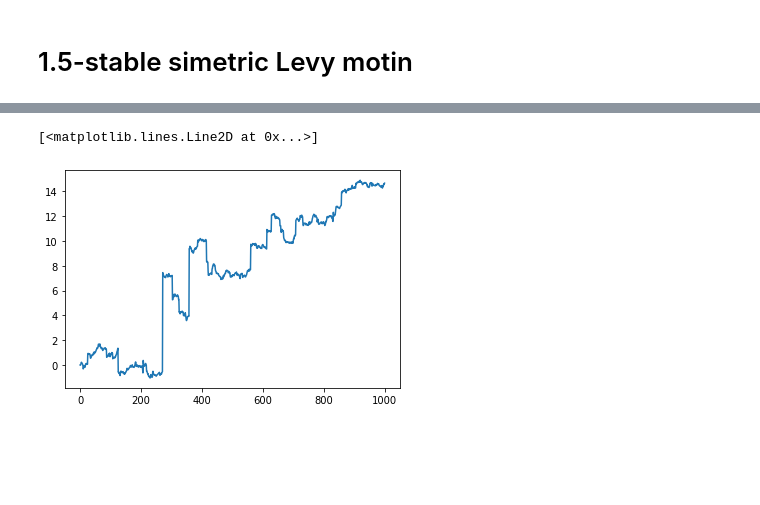
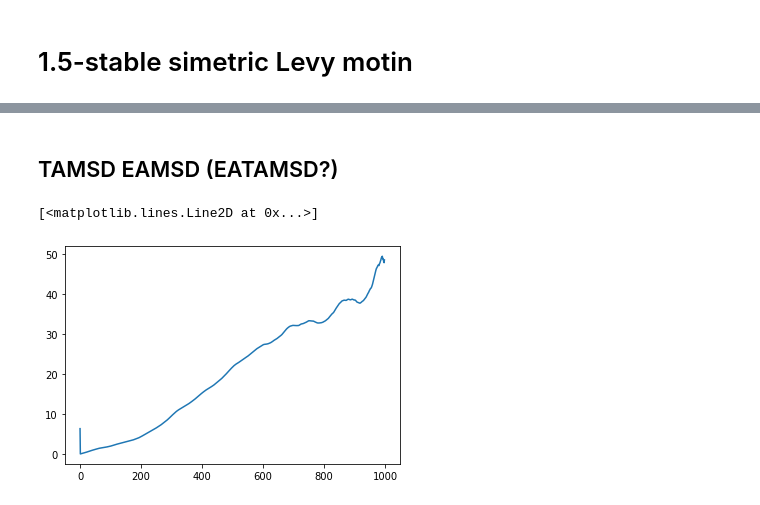
Before and after one commit to chwilko/CSoS, a Jupyter notebook: Python3/Task_list_3/Task_1.ipynb, the cells around one changed output, grey strips where cells are left out. Cells and saved outputs as stored; diff of their text form; code cells hidden in the pictures; blank space fills up the shorter version.

```diff
--- a/Python3/Task_list_3/Task_1.ipynb
+++ b/Python3/Task_list_3/Task_1.ipynb
@@ -9,9 +22,2 @@ from Levy_processes import *
 # %% [markdown]
 # Brownian Motion
-# %%
-N = 10 ** 3
-dt = 0.01
-alpha = 2
-beta = 0
-T = 10
-M = 1
@@ -25,9 +24,2 @@ plt.plot(B)
 # %% [markdown]
 # 1.5-stable simetric Levy motin
-# %%
-N = 10 ** 3
-dt = 0.01
-alpha = 1.5
-beta = 0
-T = 10
-M = 1
@@ -35,0 +28,5 @@ LP1_5 = Levy_prcesses(T, M, N, alpha, beta)
+# %%
+alpha = 2
+beta = 0
+
+X_Brownian_motion = Levy_prcesses(T, M, N, 2, 0)
@@ -36,5 +88,13 @@ LP1_5 = Levy_prcesses(T, M, N, alpha, beta)
+# %% [markdown]
+## TAMSD EAMSD (EATAMSD?)
+# %%
+X = X_Brownian_motion[:,0]
+Y_TAMSD = np.zeros(N - 1)
+
+for i in range( N - 1):
+    Y_TAMSD[i] = TAMSD(X, i)
 # %%
-plt.plot(LP1_5)
+plt.plot(Y_TAMSD)
 # %% [output]
 [<matplotlib.lines.Line2D at 0x...>]
-[figure, old version]
+[figure, new version]
```
Also changed, not shown: parts of 18 cells of this notebook.
